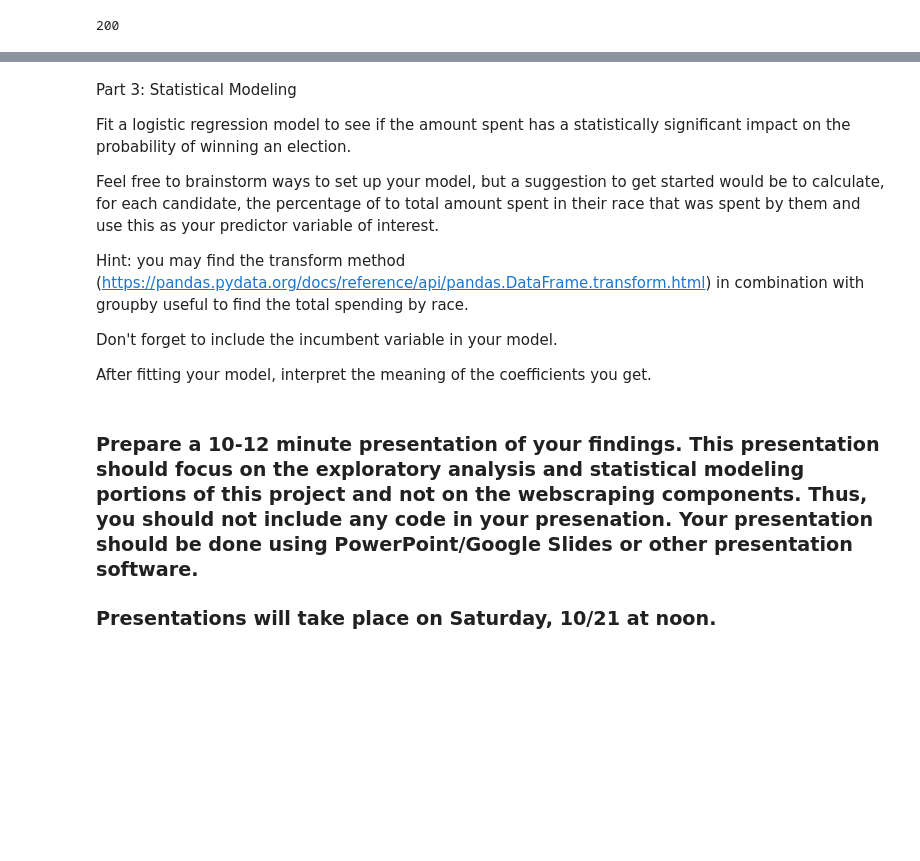
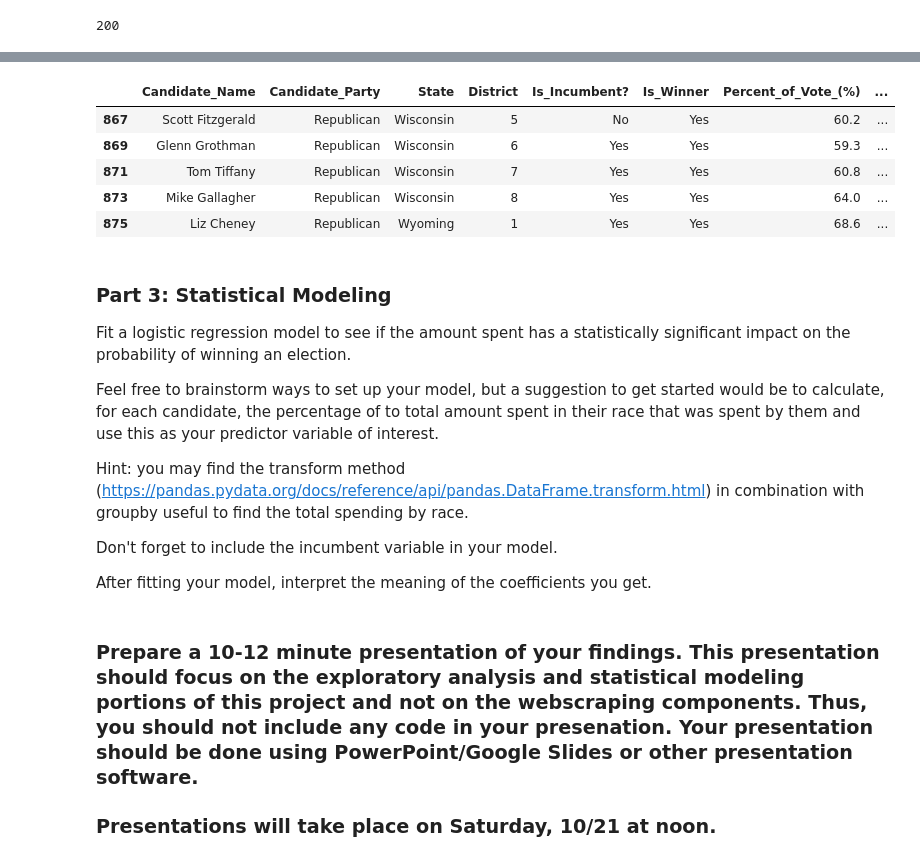
Before and after one commit to ballir27/webscraping-open-secrets-2020-US-House-Elections, a Jupyter notebook: NAO_webscraping_open_secrets.ipynb, the cells around one changed output, grey strips where cells are left out. Cells and saved outputs as stored; diff of their text form; code cells hidden in the pictures; blank space fills up the shorter version.

```diff
--- a/NAO_webscraping_open_secrets.ipynb
+++ b/NAO_webscraping_open_secrets.ipynb
@@ -115,0 +240,9 @@ e. Can you detect any relationship between amount of money raised and the incumb
+# %%
+winners_df.tail()
+# %% [output]
+|  | Candidate_Name | Candidate_Party | State | District | Is_Incumbent? | Is_Winner | Percent_of_Vote_(%) | ... |
+| 867 | Scott Fitzgerald | Republican | Wisconsin | 5 | No | Yes | 60.2 | ... |
+| 869 | Glenn Grothman | Republican | Wisconsin | 6 | Yes | Yes | 59.3 | ... |
+| 871 | Tom Tiffany | Republican | Wisconsin | 7 | Yes | Yes | 60.8 | ... |
+| 873 | Mike Gallagher | Republican | Wisconsin | 8 | Yes | Yes | 64.0 | ... |
+| 875 | Liz Cheney | Republican | Wyoming | 1 | Yes | Yes | 68.6 | ... |
@@ -116,5 +258,5 @@ e. Can you detect any relationship between amount of money raised and the incumb
 # %% [markdown]
-Part 3: Statistical Modeling
+### Part 3: Statistical Modeling
 
 Fit a logistic regression model to see if the amount spent has a statistically significant impact on the probability of winning an election.
 
```
Also changed, not shown: parts of 26 cells of this notebook.
